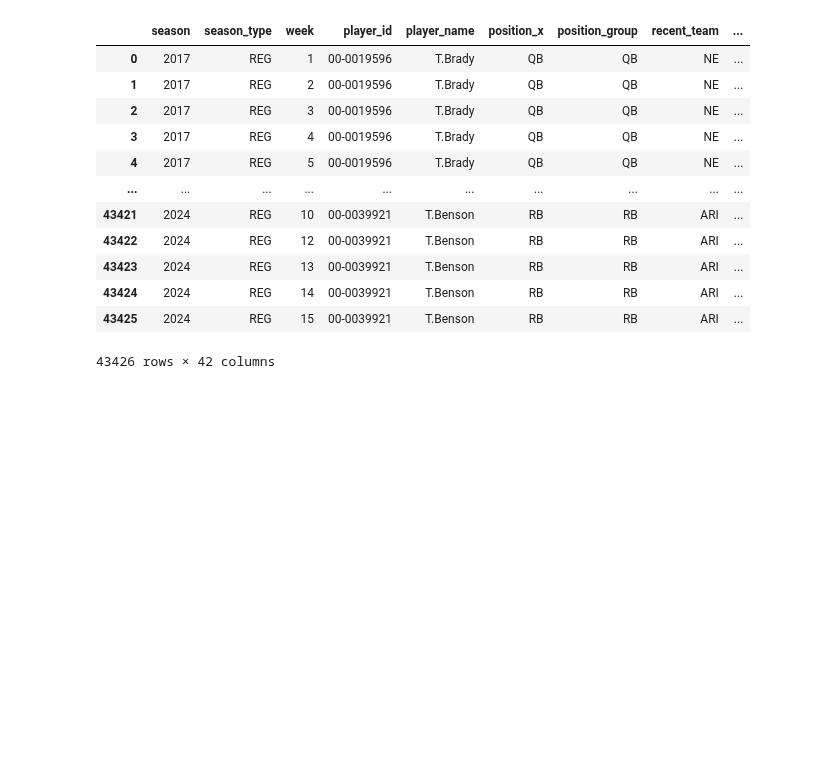
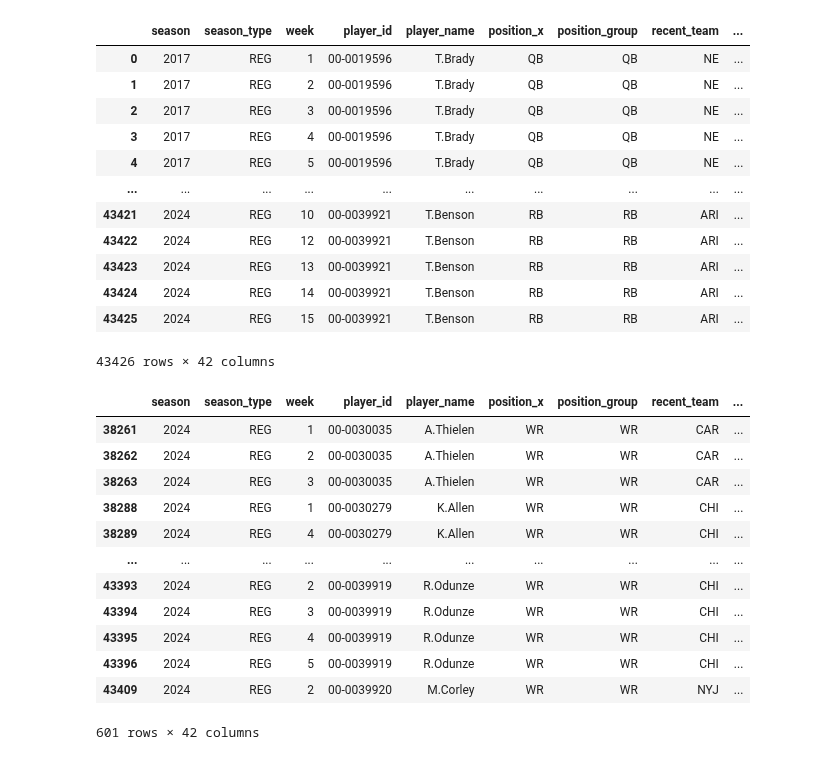
Before and after one commit to ARCtechmo/fanfav, a Jupyter notebook: wr_df.ipynb, the cells around one changed output. Cells and saved outputs as stored; diff of their text form; code cells hidden in the pictures; blank space fills up the shorter version.

```diff
--- a/wr_df.ipynb
+++ b/wr_df.ipynb
@@ -108,0 +103,29 @@ display(all_players_id_data)
+# %%
+# Define the season and week range for testing
+test_season = 2024  # Replace with the desired season
+week_start = 1      # Start of the range
+week_end = 5        # End of the range
+
+# Filter the dataframe for the specified season and week range
+test_data = wide_receiver_ids[
+    (wide_receiver_ids['season'] == test_season) &
+    (wide_receiver_ids['week'] >= week_start) &
+    (wide_receiver_ids['week'] <= week_end)
+]
+
+# Display the filtered dataframe
+display(test_data)
+# %% [output]
+|  | season | season_type | week | player_id | player_name | position_x | position_group | recent_team | ... |
+| 38261 | 2024 | REG | 1 | 00-0030035 | A.Thielen | WR | WR | CAR | ... |
+| 38262 | 2024 | REG | 2 | 00-0030035 | A.Thielen | WR | WR | CAR | ... |
+| 38263 | 2024 | REG | 3 | 00-0030035 | A.Thielen | WR | WR | CAR | ... |
+| 38288 | 2024 | REG | 1 | 00-0030279 | K.Allen | WR | WR | CHI | ... |
+| 38289 | 2024 | REG | 4 | 00-0030279 | K.Allen | WR | WR | CHI | ... |
+| ... | ... | ... | ... | ... | ... | ... | ... | ... | ... |
+| 43393 | 2024 | REG | 2 | 00-0039919 | R.Odunze | WR | WR | CHI | ... |
+| 43394 | 2024 | REG | 3 | 00-0039919 | R.Odunze | WR | WR | CHI | ... |
+| 43395 | 2024 | REG | 4 | 00-0039919 | R.Odunze | WR | WR | CHI | ... |
+| 43396 | 2024 | REG | 5 | 00-0039919 | R.Odunze | WR | WR | CHI | ... |
+| 43409 | 2024 | REG | 2 | 00-0039920 | M.Corley | WR | WR | NYJ | ... |
+601 rows × 42 columns
```
Also changed, not shown: parts of 9 cells of this notebook.
